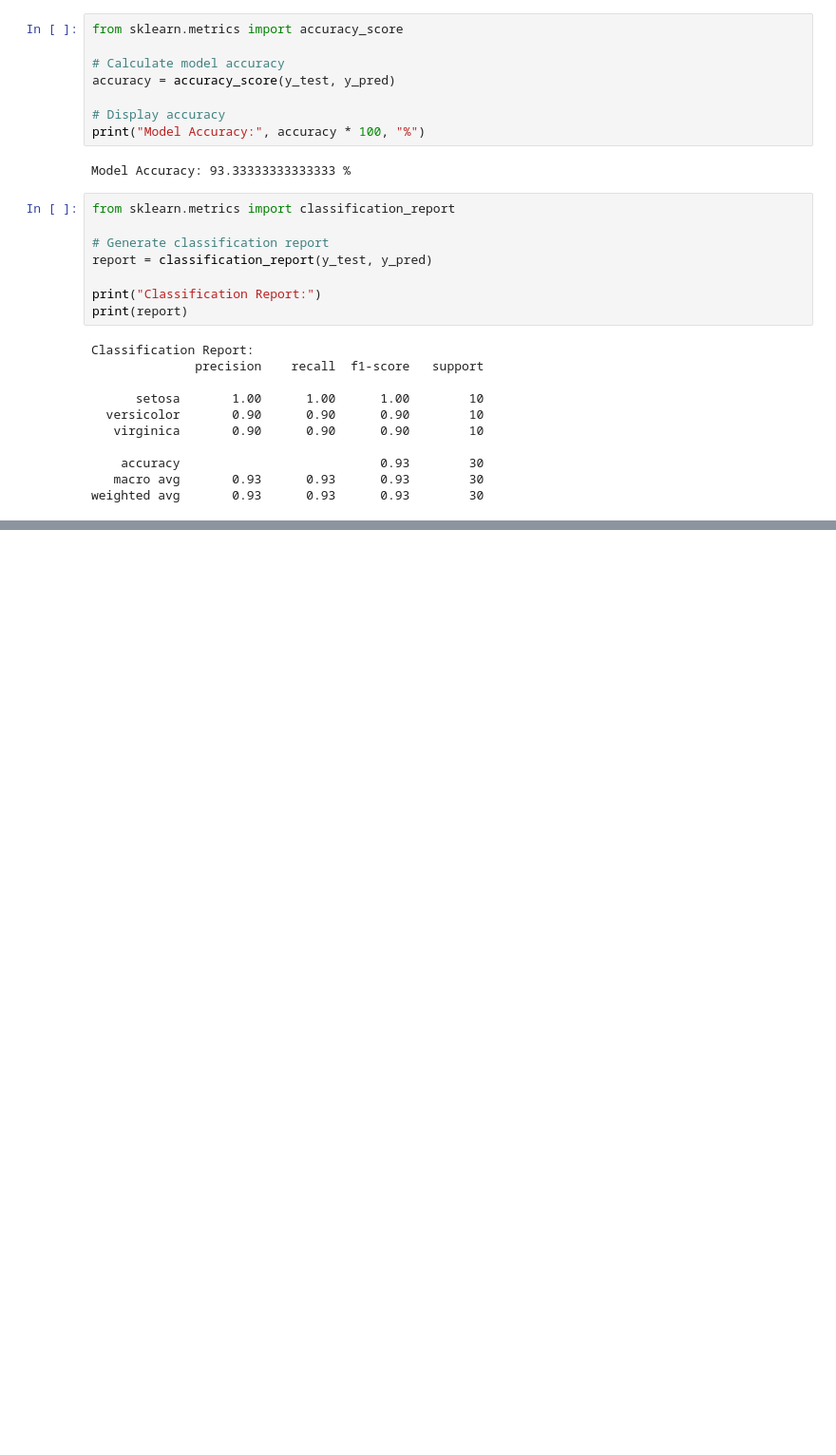
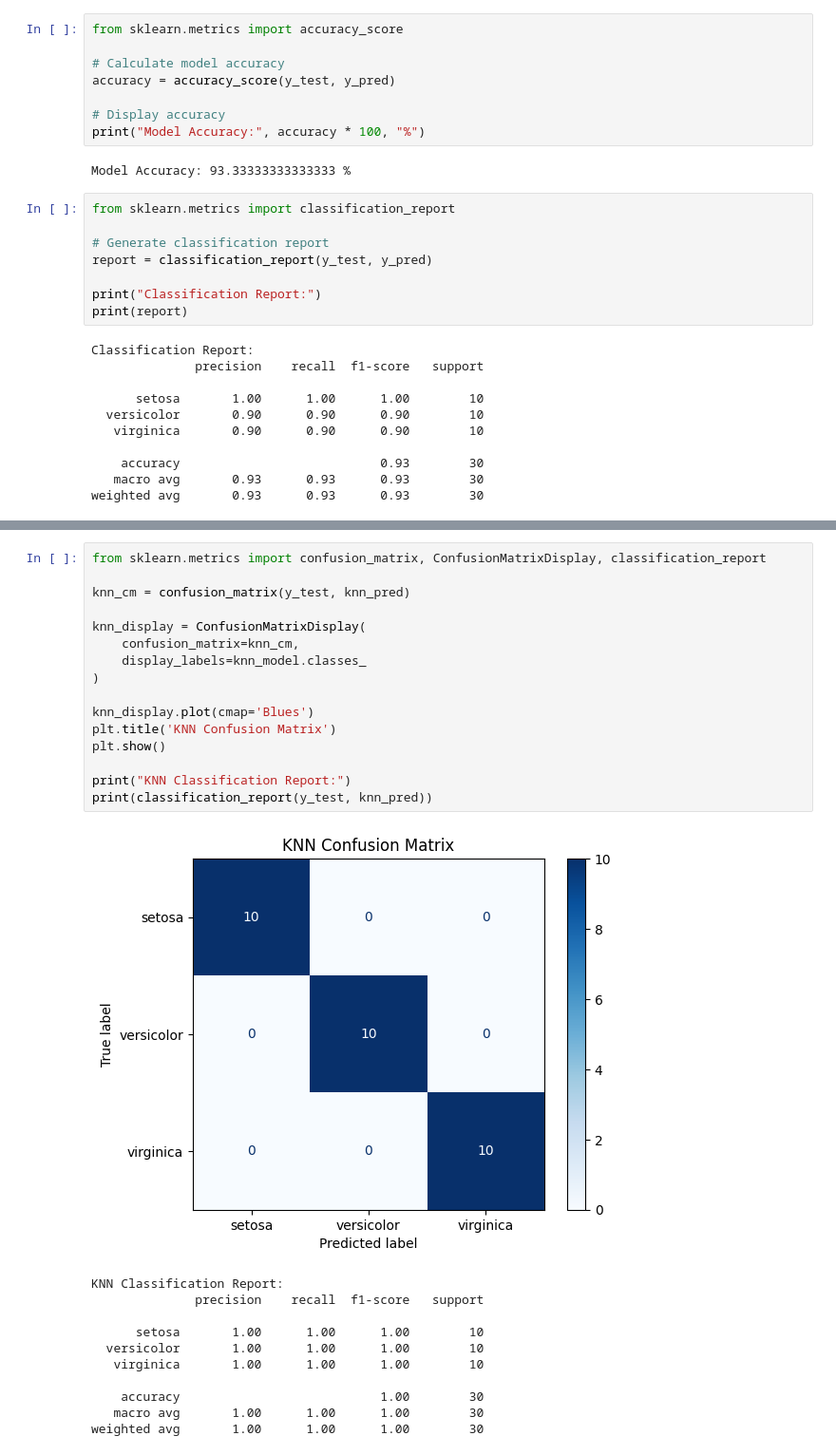
Before and after one commit to adhikarysayantani7-tony/aicte-internship-work, a Jupyter notebook: Iris_Flower_Classification.ipynb, the cells around one changed output, grey strips where cells are left out. Shown at 95% size. Cells and saved outputs as stored; diff of their text form; blank space fills up the shorter version.

```diff
--- a/Iris_Flower_Classification.ipynb
+++ b/Iris_Flower_Classification.ipynb
@@ -262,0 +368,28 @@ weighted avg       0.93      0.93      0.93        30
+# %%
+from sklearn.metrics import confusion_matrix, ConfusionMatrixDisplay, classification_report
+
+knn_cm = confusion_matrix(y_test, knn_pred)
+
+knn_display = ConfusionMatrixDisplay(
+    confusion_matrix=knn_cm,
+    display_labels=knn_model.classes_
+)
+
+knn_display.plot(cmap='Blues')
+plt.title('KNN Confusion Matrix')
+plt.show()
+
+print("KNN Classification Report:")
+print(classification_report(y_test, knn_pred))
+# %% [output]
+[figure, added]
+KNN Classification Report:
+              precision    recall  f1-score   support
+
+      setosa       1.00      1.00      1.00        10
+  versicolor       1.00      1.00      1.00        10
+   virginica       1.00      1.00      1.00        10
+
+    accuracy                           1.00        30
+   macro avg       1.00      1.00      1.00        30
+weighted avg       1.00      1.00      1.00        30
```
Also changed, not shown: parts of 7 cells of this notebook.
